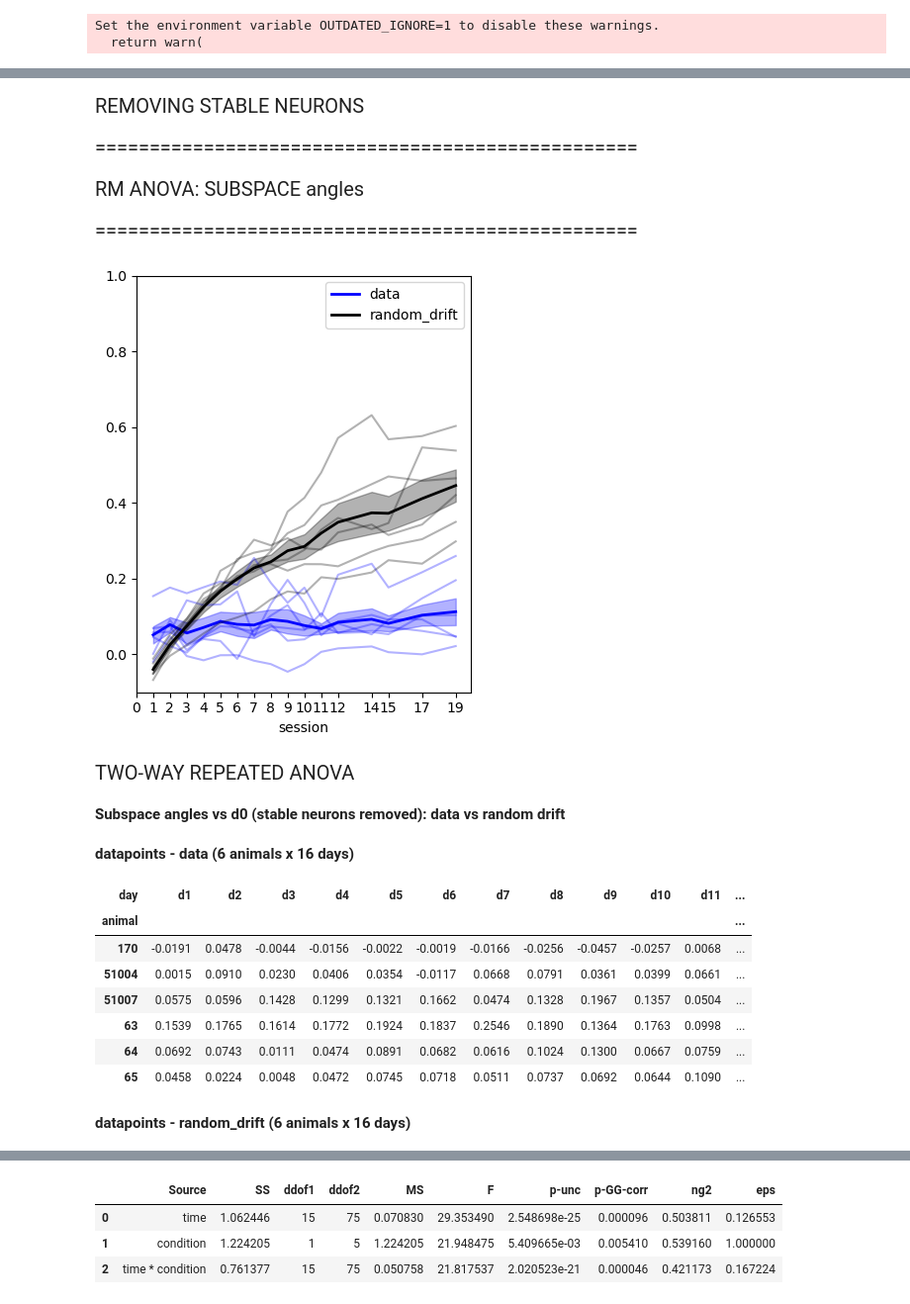
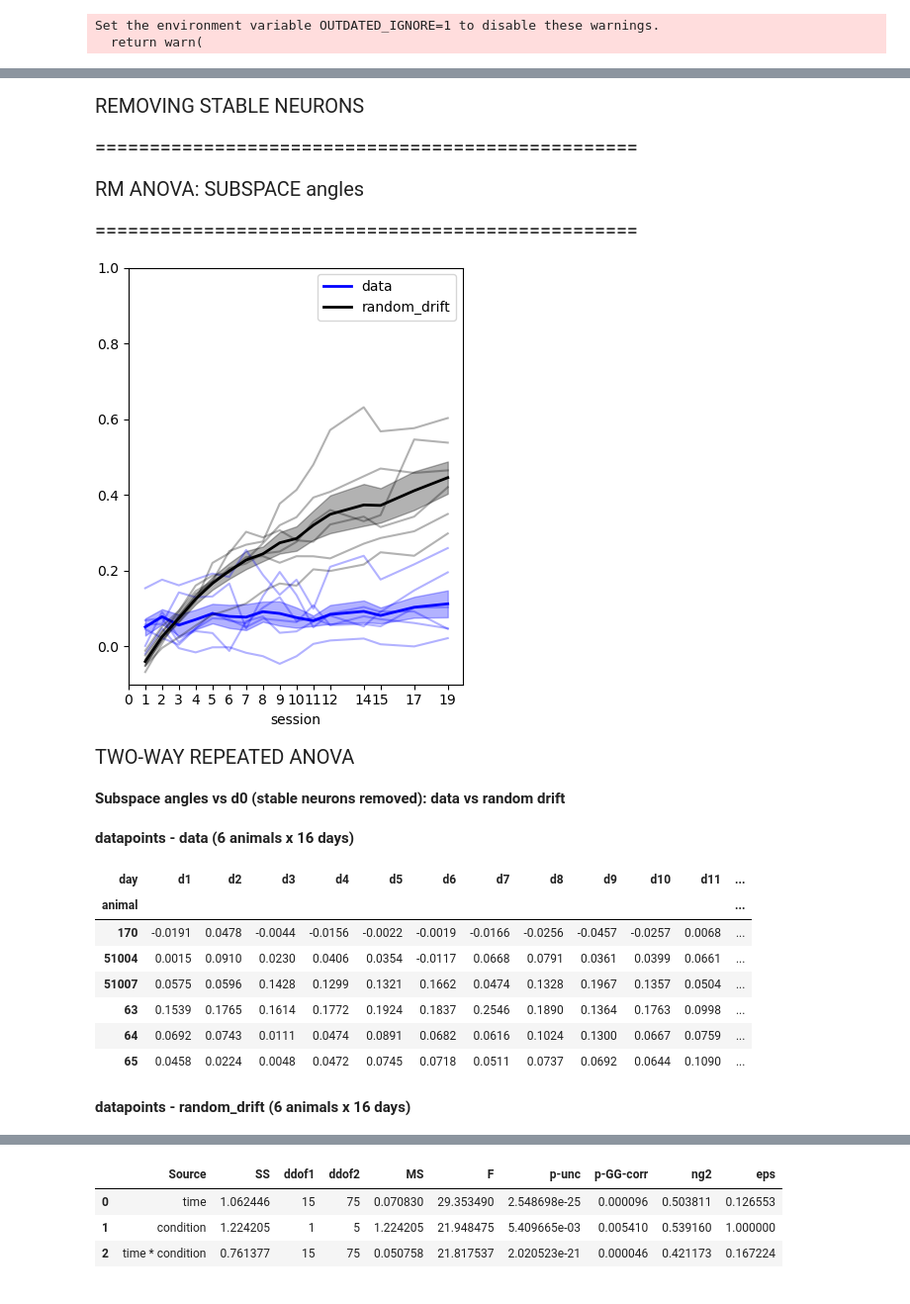
Before and after one commit to olsy1/Sylte_Kilias_et_al, a Jupyter notebook: Supplemental5_ABCDHIJ.ipynb, the cells around one changed output, grey strips where cells are left out. Shown at 99% size. Saved outputs shown, nothing was run; the diff lists cells and outputs as text; code cells hidden in the pictures.

```diff
--- a/Supplemental5_ABCDHIJ.ipynb
+++ b/Supplemental5_ABCDHIJ.ipynb
@@ -14,6 +14,15 @@ from IPython.display import display, HTML
 def print_large(text):
     display(HTML(f"<span style='font-size: 20px;'>{text}</span>"))
 
+from pathlib import Path
+#OUT = Path("figures"); OUT.mkdir(exist_ok=True)
+import matplotlib as mpl
+mpl.rcParams.update({
+    "savefig.bbox": "tight",
+    "savefig.pad_inches": 0.02,
+    "pdf.fonttype": 42,
+    "ps.fonttype": 42,
+})
 
 DATA_ROOT = 'DATAPATH'
 datapaths = [
@@ -298,7 +307,7 @@ def analyze_data_common(datapath, reference, maps, analysis_type, method='subspa
         g = (g - np.mean(g_odd_even1)) / (np.mean(g_shuff1) - np.mean(g_odd_even1))
 
     else:
-        g = g-g_odd_even1
+        g = g-np.mean(g_odd_even1)
 
 
     return g
@@ -489,8 +498,8 @@ def analyze_data_common(datapath, reference, maps, analysis_type, method='subspa
         g = (g - np.mean(g_odd_even1)) / (np.mean(g_shuff1) - np.mean(g_odd_even1))
         simu_g = (simu_g - np.mean(g_odd_even1)) / (np.mean(g_shuff1) - np.mean(g_odd_even1))
     else:
-        g = g-g_odd_even1
-        simu_g = simu_g-g_odd_even1
+        g = g-np.mean(g_odd_even1)
+        simu_g = simu_g-np.mean(g_odd_even1)
 
     return g, simu_g
 
@@ -583,34 +592,35 @@ print_large('RM ANOVA: Persistent homology')
 print_large('='*50)
 fig, ax = plt.subplots(figsize=(4, 5))
 g = [data[0] for data in forward_data_topology]
 simu_g = [data[1] for data in forward_data_topology]
 plots.plot_average_geometry([g, simu_g], maps, colors=['b', 'k'],
                           labels=['data', 'random_drift'],
                           plot_individual=True, ylim=[-4.5, 21], ax=ax)
+fig.tight_layout()
 plt.show()
 
 print_large('\nTWO-WAY REPEATED ANOVA')
 anova=st.repeated_measures_anova_general(
     [np.vstack(g), np.vstack(simu_g)],
     row_labels=animal_ids, col_labels=day_cols,
     condition_labels=['data', 'random_drift'],
     title=f'Persistent homology vs d0 ({WHAT}): data vs random drift')
 display(anova[0])
 display(anova[1])
 print_large('\nData:')
 display(st.repeated_measures_anova_single_condition(
     np.vstack(g), row_labels=animal_ids, col_labels=day_cols,
     condition_label='data', title=f'Persistent homology vs d0 ({WHAT}): data'))
 print_large('\nRandom Drift:')
 display(st.repeated_measures_anova_single_condition(
     np.vstack(simu_g), row_labels=animal_ids, col_labels=day_cols,
     condition_label='random_drift', title=f'Persistent homology vs d0 ({WHAT}): random drift'))
 # %% [output]
 REMOVING STABLE NEURONS
 ==================================================
 RM ANOVA: SUBSPACE angles
 ==================================================
-[figure, old version]
+[figure, new version]
 TWO-WAY REPEATED ANOVA
 Subspace angles vs d0 (stable neurons removed): data vs random drift
 datapoints - data (6 animals x 16 days)
```
Also changed, not shown: parts of 7 cells of this notebook, 5 other files.
